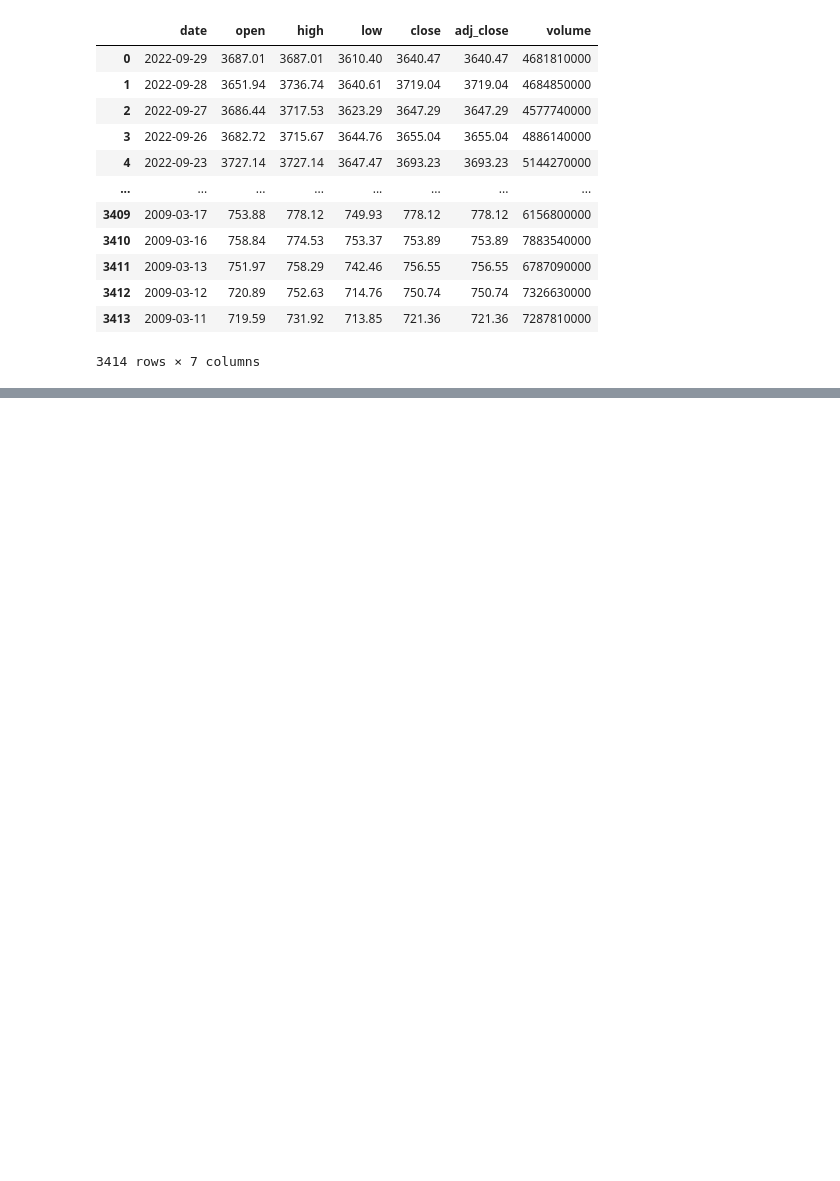
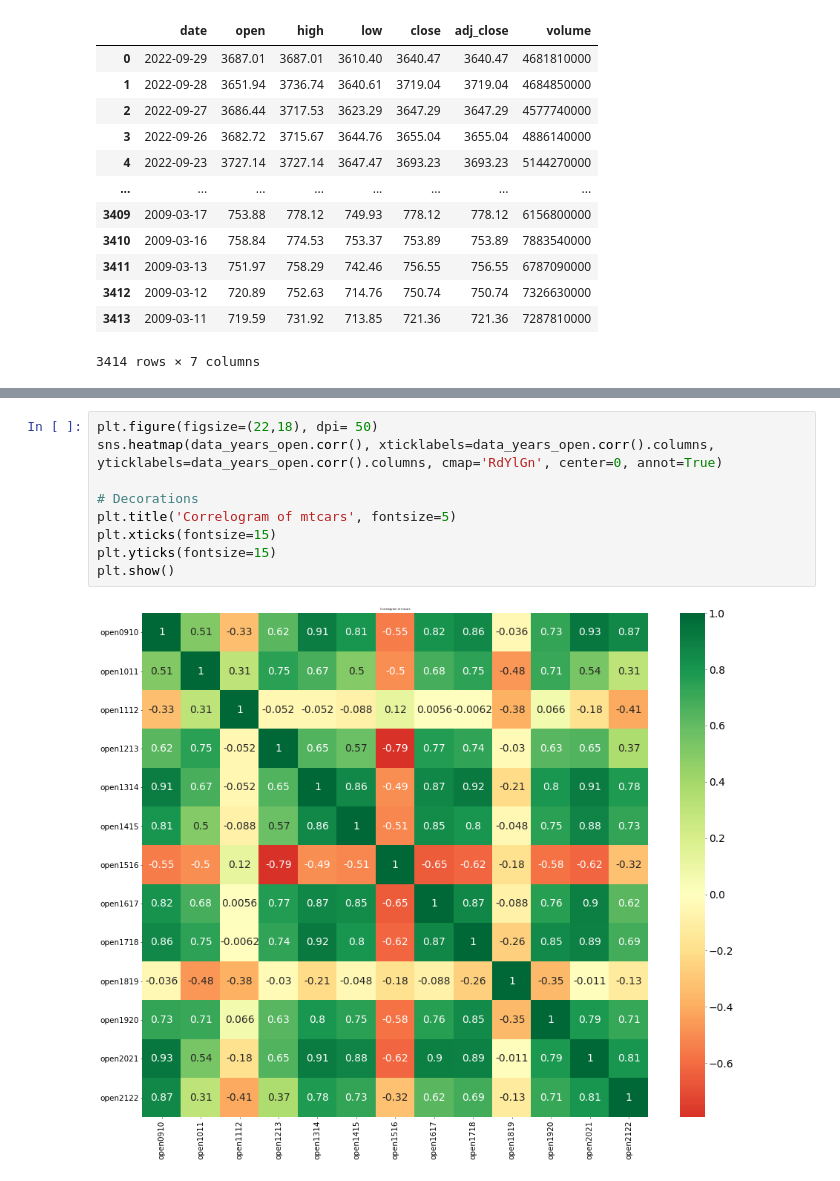
Before and after one commit to ChingisBadmaev/s_and_p_500_index_analysis, a Jupyter notebook: analysis.ipynb, the cells around one changed output, grey strips where cells are left out. Drawn from its saved outputs; the diff is of its cells as text; blank space fills up the shorter version.

```diff
--- a/analysis.ipynb
+++ b/analysis.ipynb
@@ -180,0 +302,11 @@ memory usage: 309.4 KB
+# %%
+plt.figure(figsize=(22,18), dpi= 50)
+sns.heatmap(data_years_open.corr(), xticklabels=data_years_open.corr().columns, yticklabels=data_years_open.corr().columns, cmap='RdYlGn', center=0, annot=True)
+
+# Decorations
+plt.title('Correlogram of mtcars', fontsize=5)
+plt.xticks(fontsize=15)
+plt.yticks(fontsize=15)
+plt.show()
+# %% [output]
+[figure, added]
```
Also changed, not shown: parts of 22 cells of this notebook.
